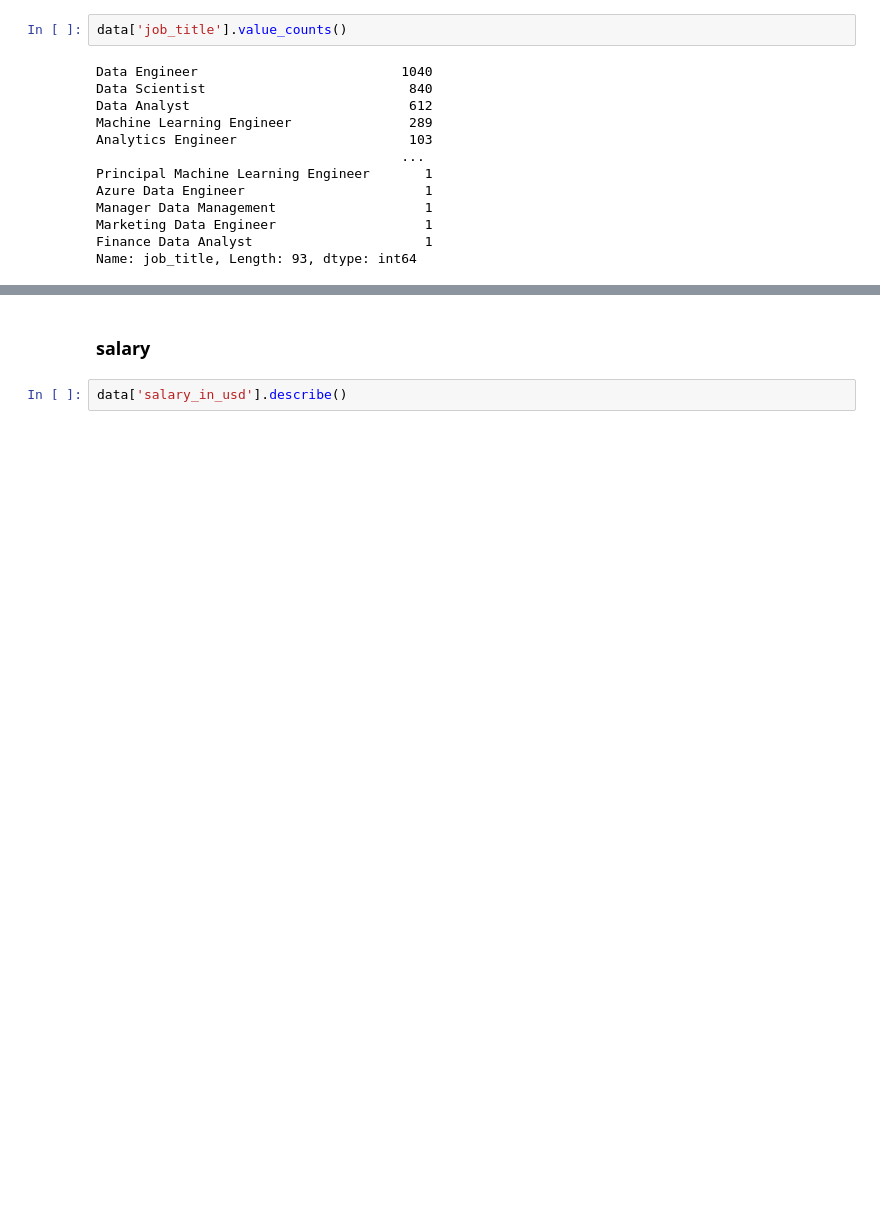
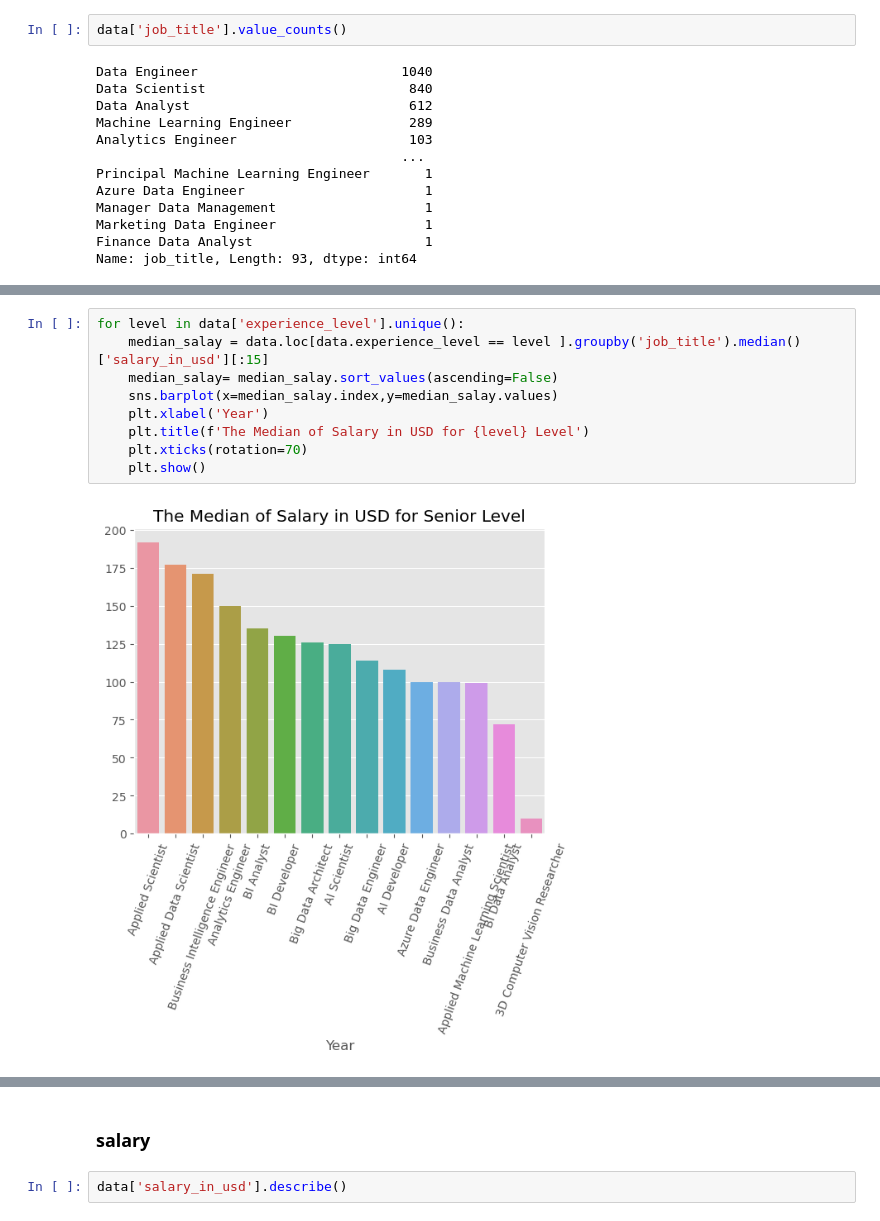
Before and after one commit to ahmedbasemdev/Corelia, a Jupyter notebook: Task 5 - EDA/Code.ipynb, the cells around one changed output, grey strips where cells are left out. Cells and saved outputs as stored; diff of their text form; blank space fills up the shorter version.

```diff
--- a/Task 5 - EDA/Code.ipynb
+++ b/Task 5 - EDA/Code.ipynb
@@ -337,0 +363,11 @@ Name: job_title, Length: 93, dtype: int64
+# %%
+for level in data['experience_level'].unique():
+    median_salay = data.loc[data.experience_level == level ].groupby('job_title').median()['salary_in_usd'][:15]
+    median_salay= median_salay.sort_values(ascending=False)
+    sns.barplot(x=median_salay.index,y=median_salay.values)
+    plt.xlabel('Year')
+    plt.title(f'The Median of Salary in USD for {level} Level')
+    plt.xticks(rotation=70)
+    plt.show()
+# %% [output]
+[figure, added]
```
Also changed, not shown: parts of 21 cells of this notebook.
